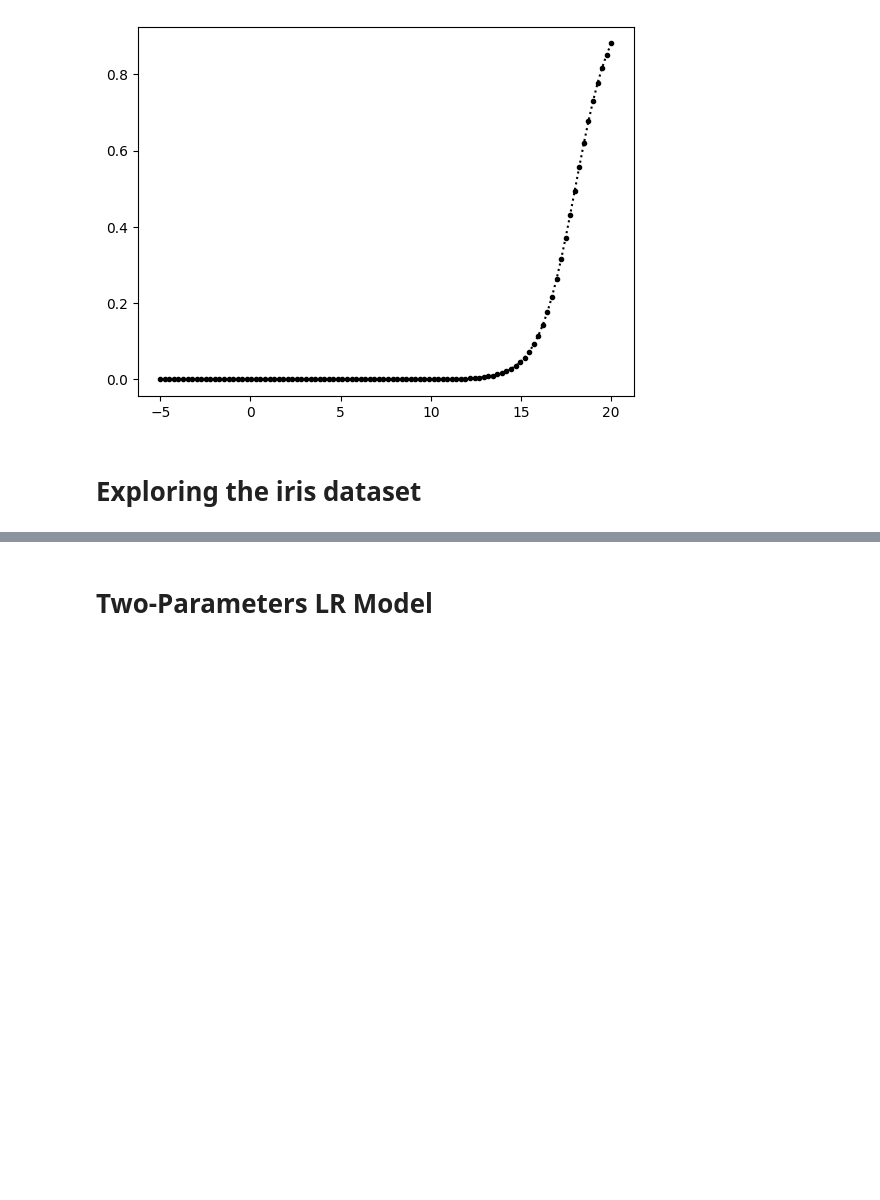
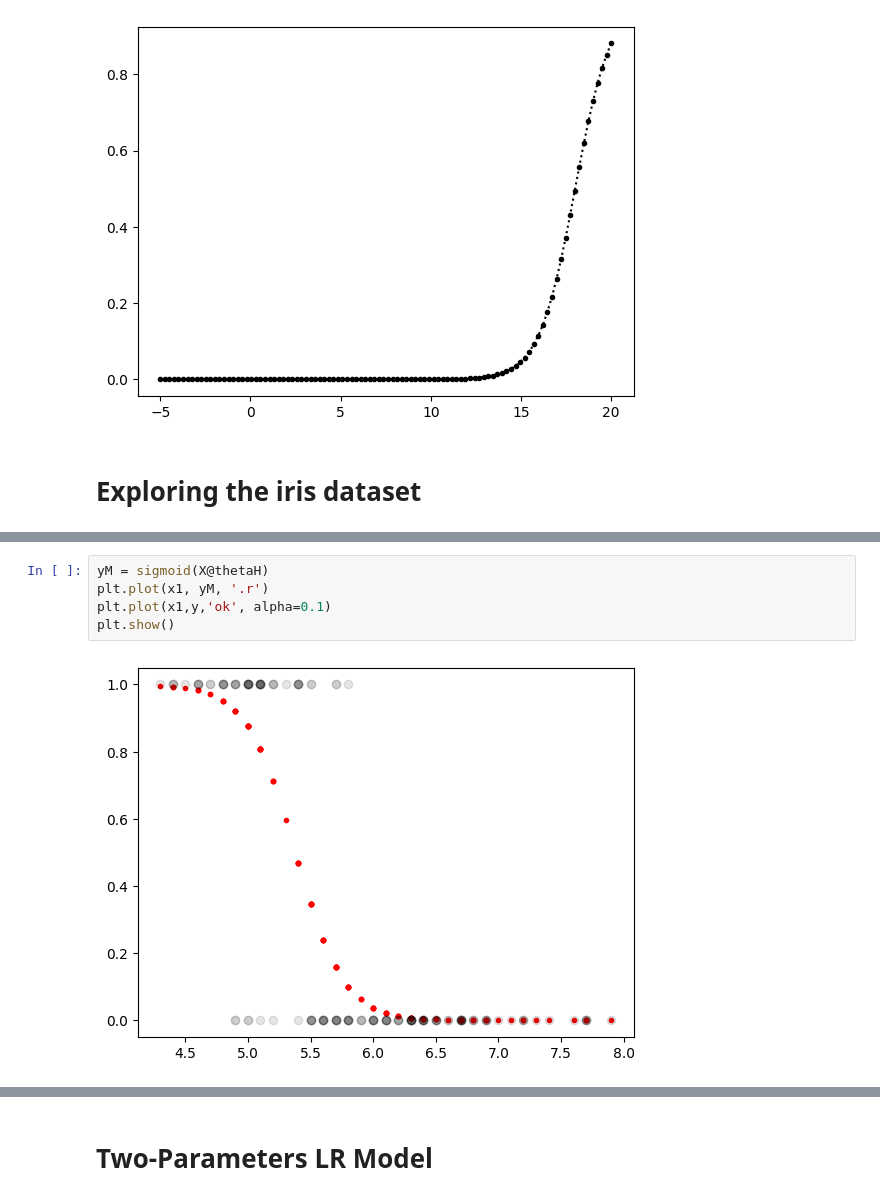
Before and after one commit to gmarxcc/lab-sessions-26b, a Jupyter notebook: 3-logistic-regressor/mainM.ipynb, the cells around one changed output, grey strips where cells are left out. Drawn from its saved outputs; the diff is of its cells as text; blank space fills up the shorter version.

```diff
--- a/3-logistic-regressor/mainM.ipynb
+++ b/3-logistic-regressor/mainM.ipynb
@@ -22,0 +89,7 @@ plt.show()
+# %%
+yM = sigmoid(X@thetaH)
+plt.plot(x1, yM, '.r')
+plt.plot(x1,y,'ok', alpha=0.1)
+plt.show()
+# %% [output]
+[figure, added]
```
Also changed, not shown: parts of 11 cells of this notebook.
